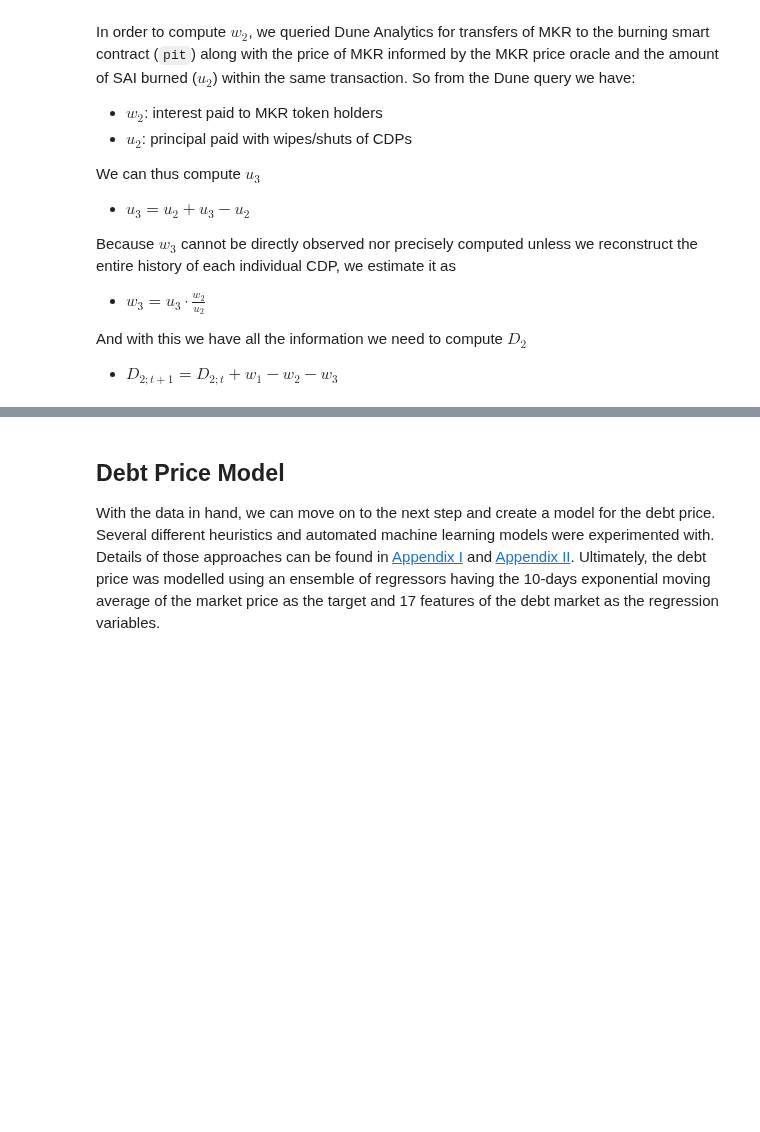
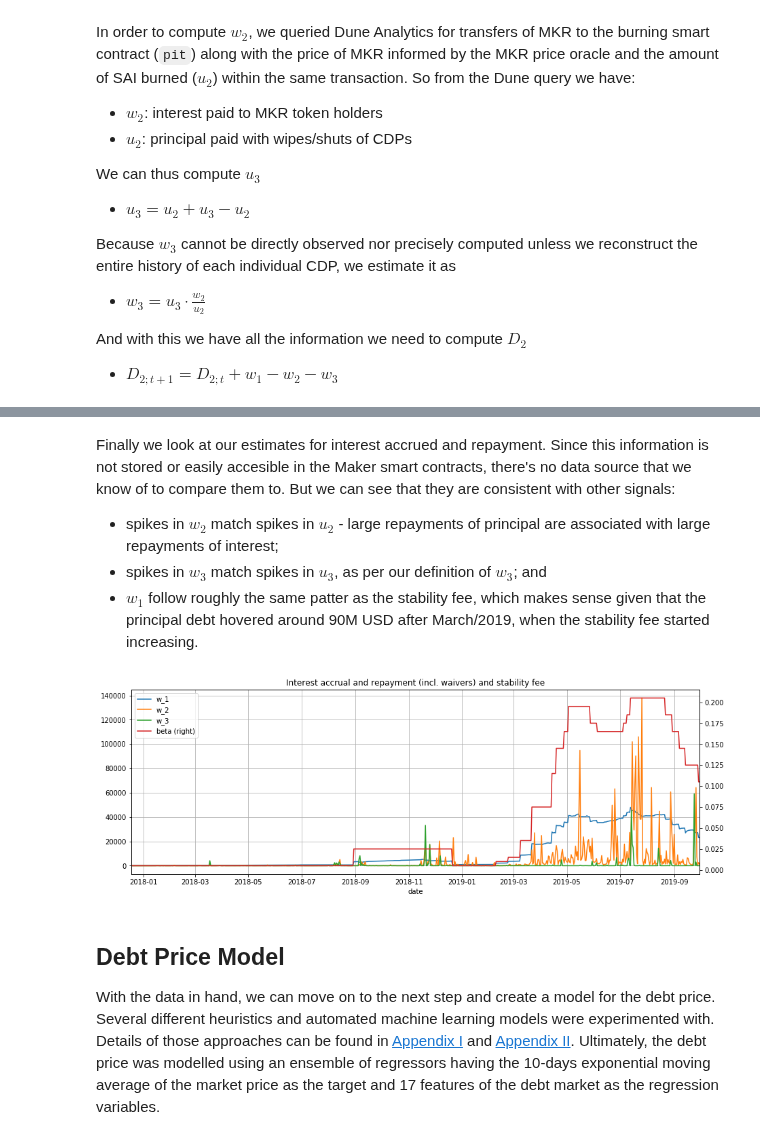
Before and after one commit to reflexer-labs/reflexer-digital-twin, a Jupyter notebook: market_model/_market_model.ipynb, the cells around one changed output, grey strips where cells are left out. Saved outputs shown, nothing was run; the diff lists cells and outputs as text; code cells hidden in the pictures; blank space fills up the shorter version.

```diff
--- a/market_model/_market_model.ipynb
+++ b/market_model/_market_model.ipynb
@@ -260,3 +310,32 @@ plt.tight_layout()
+# %%
+display(Markdown("""
+Finally we look at our estimates for interest accrued and repayment.
+Since this information is not stored
+or easily accesible in the Maker smart contracts, there's no data source that we know of to compare them to.
+But we can see that they are consistent with other signals:
+* spikes in $w_2$ match spikes in $u_2$ - large repayments of principal are associated with large repayments of interest;
+* spikes in $w_3$ match spikes in $u_3$, as per our definition of $w_3$; and
+* $w_1$ follow roughly the same patter as the stability fee, which makes sense given
+that the principal debt hovered around 90M USD after March/2019,
+when the stability fee started increasing.
+"""))
+
+debt_market_df.plot(y=['w_1', 'w_2', 'w_3', 'beta'], grid=True,
+                    title='Interest accrual and repayment (incl. waivers) and stability fee',
+                    secondary_y=['beta'], figsize=(15,5)
+                   );
+# %% [output]
+
+Finally we look at our estimates for interest accrued and repayment.
+Since this information is not stored
+or easily accesible in the Maker smart contracts, there's no data source that we know of to compare them to.
+But we can see that they are consistent with other signals:
+* spikes in $w_2$ match spikes in $u_2$ - large repayments of principal are associated with large repayments of interest;
+* spikes in $w_3$ match spikes in $u_3$, as per our definition of $w_3$; and
+* $w_1$ follow roughly the same patter as the stability fee, which makes sense given
+that the principal debt hovered around 90M USD after March/2019,
+when the stability fee started increasing.
+[figure, added]
 # %% [markdown]
 ## Debt Price Model
 With the data in hand, we can move on to the next step and create a model for the debt price. Several different heuristics and automated machine learning models were experimented with. Details of those approaches can be found in [Appendix I](appendix_i_debt_price_heuristics.ipynb) and [Appendix II](appendix_ii_debt_price_ML.ipynb). Ultimately, the debt price was modelled using an ensemble of regressors having the 10-days exponential moving average of the market price as the target and 17 features of the debt market as the regression variables.
```
Also changed, not shown: parts of 8 cells of this notebook, 3 other files.
